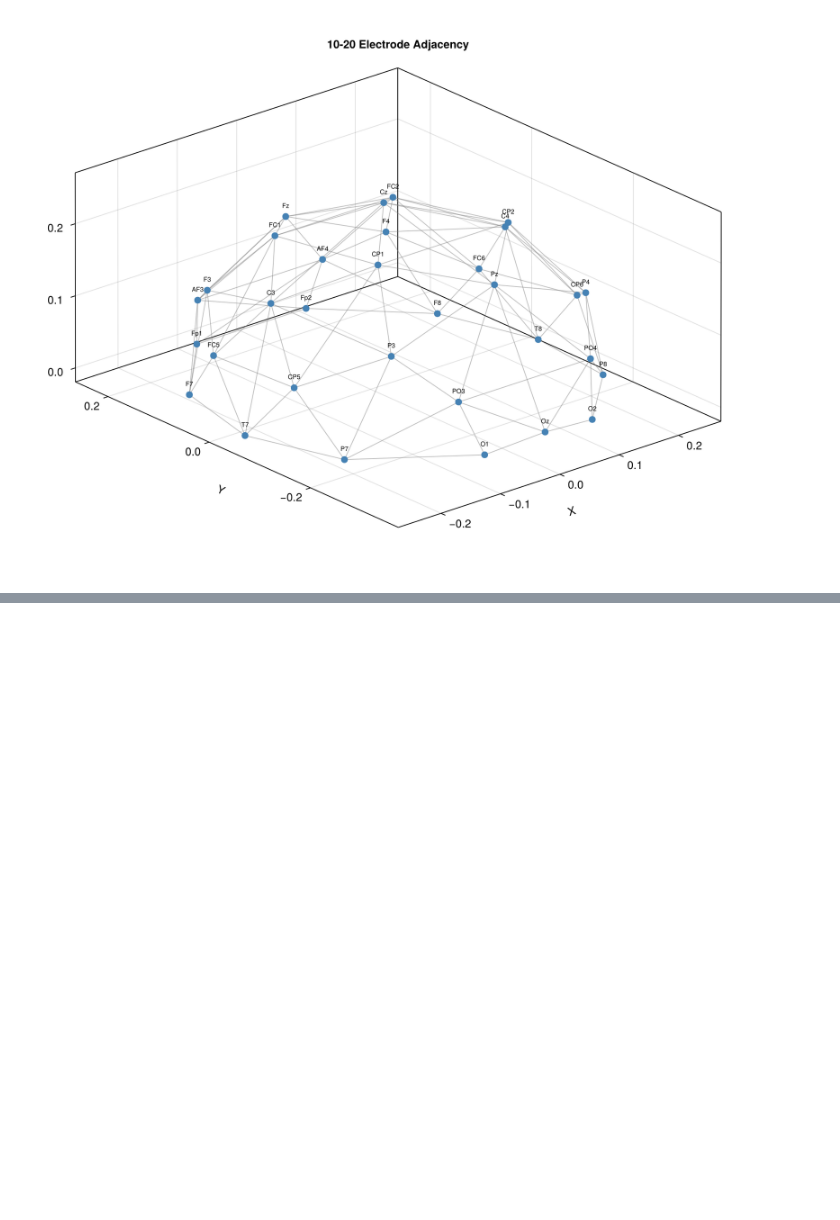
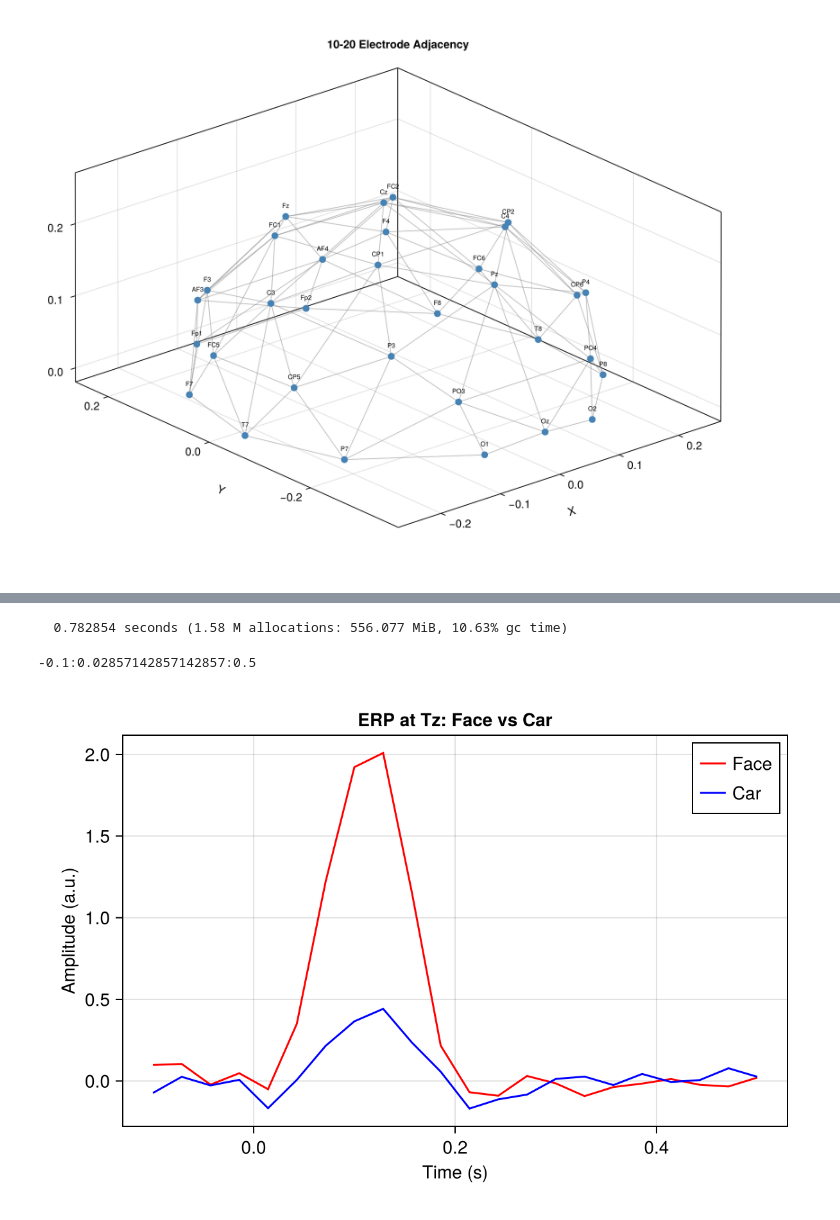
Before and after one commit to rosagross/ClusterComputation, a Jupyter notebook: notebooks/tutorial_notebook.ipynb, the cells around one changed output, grey strips where cells are left out. Saved outputs shown, nothing was run; the diff lists cells and outputs as text; code cells hidden in the pictures; blank space fills up the shorter version.

```diff
--- a/notebooks/tutorial_notebook.ipynb
+++ b/notebooks/tutorial_notebook.ipynb
@@ -105,0 +171,56 @@ fig
+# %%
+# Project components to scalp using HArtMuT source locations
+# We use realistic brain sources for each ERP component
+mc_p1 = MultichannelComponent(p1, hart => "Right Occipital Pole")
+mc_n1 = MultichannelComponent(n1, hart => "Left Occipital Fusiform Gyrus")  # N170 source
+mc_p3 = MultichannelComponent(p3, hart => "Right Cingulate Gyrus, posterior division")
+
+# Simulate the data (full HArtMuT 227 channels)
+@time data_full, evts = UnfoldSim.simulate(
+    MersenneTwister(42),
+    exp_design,
+    [mc_p1, mc_n1, mc_p3],
+      # [mc_p3],
+    UniformOnset(sfreq * 2, 10),
+    PinkNoise(; noiselevel = 1.0);
+    return_epoched = true,
+)
+
+# Handle 4D array: (channels, times, items, subjects) -> reshape to (channels, times, trials)
+#227x12x60x30 -> 227x12x1800
+n_ch_full, n_times_full, n_items_full, n_subjects_full = size(data_full)
+data_full_3d = reshape(data_full, n_ch_full, n_times_full, n_items_full * n_subjects_full)
+
+# Extract only the 10-20 channels we selected earlier
+# 32x12x1800
+data_e = data_full_3d[channel_idx, :, :]
+
+n_channels = size(data_e, 1)
+n_times = size(data_e, 2)
+n_trials = size(data_e, 3)
+times = range(-0.1, 0.5, length = n_times)
+# %% [output]
+  0.782854 seconds (1.58 M allocations: 556.077 MiB, 10.63% gc time)
+-0.1:0.02857142857142857:0.5
+# %%
+# Plot average ERP for faces vs cars at T7
+pz_idx = findfirst(==("T7"), electrode_labels)
+
+# Get trial indices for each condition
+face_trials = findall(evts.stimtype .== "face")
+car_trials = findall(evts.stimtype .== "car")
+
+# Average across trials for each condition
+erp_face = mean(data_e[pz_idx, :, face_trials]; dims=2)[:]
+erp_car = mean(data_e[pz_idx, :, car_trials]; dims=2)[:]
+
+
+# Plot
+fig = Figure(size=(600,400))
+ax = Axis(fig[1,1], xlabel="Time (s)", ylabel="Amplitude (a.u.)", title="ERP at Tz: Face vs Car")
+lines!(ax, times, erp_face, color=:red, label="Face")
+lines!(ax, times, erp_car, color=:blue, label="Car")
+axislegend(ax)
+fig
+# %% [output]
+[figure, added]
```
Also changed, not shown: parts of 14 cells of this notebook, 2 other files.
